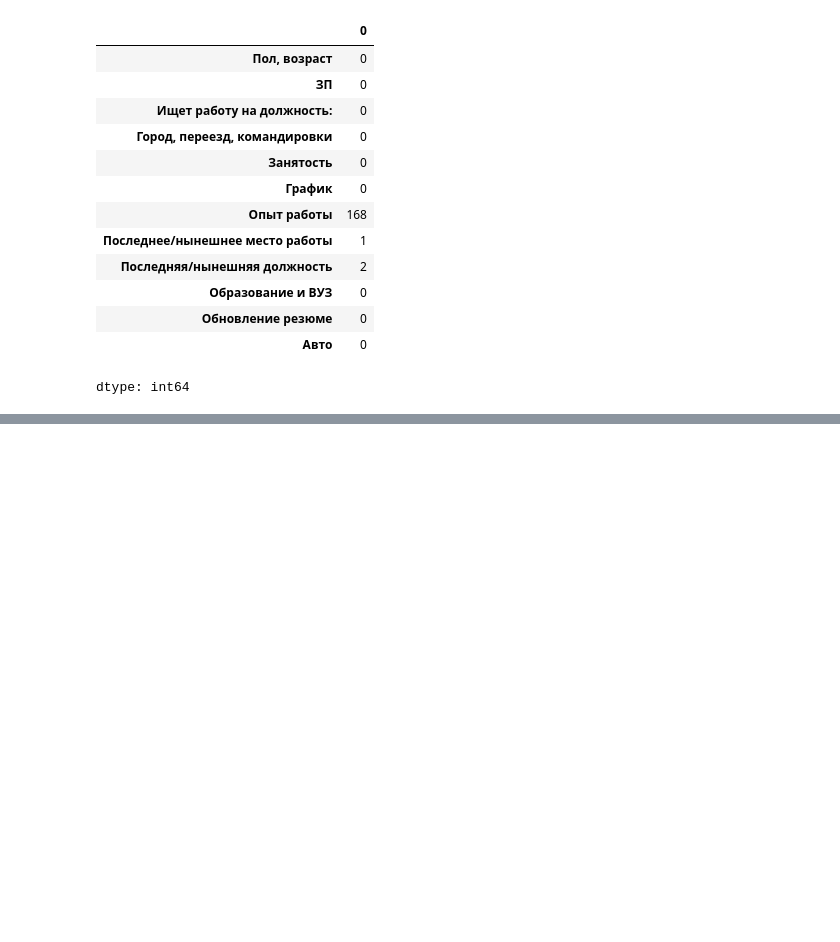
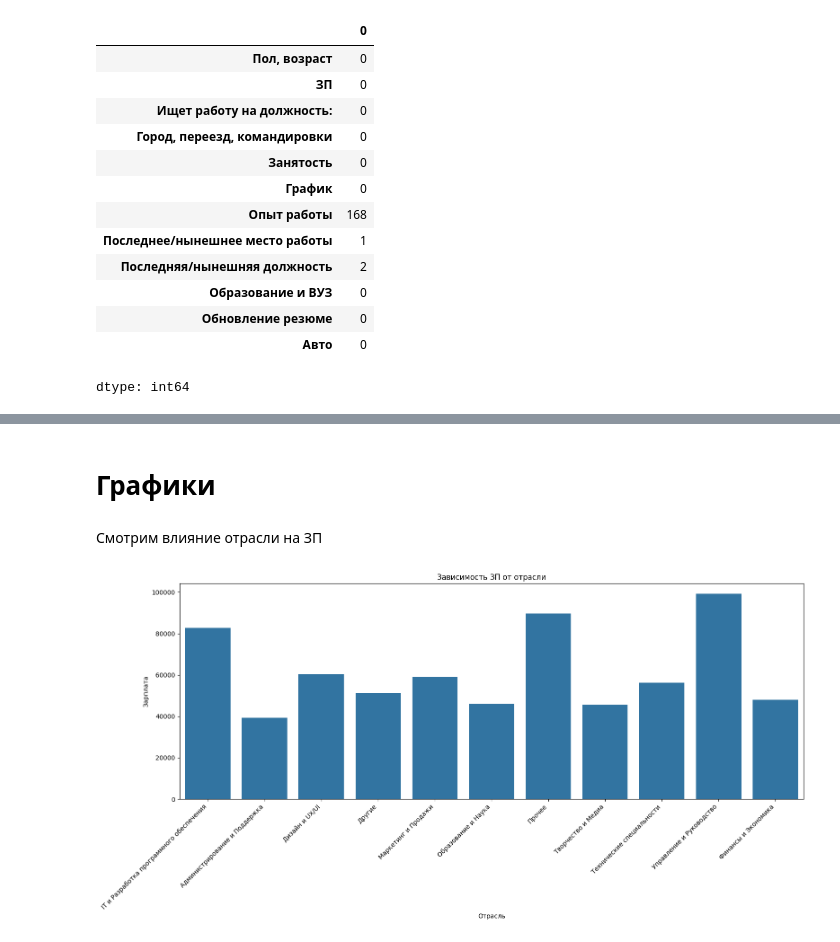
Before and after one commit to mrJimed/hh_dataset, a Jupyter notebook: hh_dataset.ipynb, the cells around one changed output, grey strips where cells are left out. Drawn from its saved outputs; the diff is of its cells as text; code cells hidden in the pictures; blank space fills up the shorter version.

```diff
--- a/hh_dataset.ipynb
+++ b/hh_dataset.ipynb
@@ -133,3 +57,0 @@ df[bsmt_num_cols] = df[bsmt_num_cols].fillna('0.0')
-# %%
-bsmt_str_cols =  ['Последняя/нынешняя должность', 'Последнее/нынешнее место работы']
-df[bsmt_str_cols] = df[bsmt_str_cols].fillna('Не указано')
@@ -486,0 +58,2 @@ for industry in industries:
+# %%
+df.dropna(inplace=True)
@@ -486,0 +276,13 @@ for industry in industries:
+# %%
+def categorize_profession(profession):
+    profession_lower = profession.lower()
+    for category, keywords in categories.items():
+        if any(keyword in profession_lower for keyword in keywords):
+            return category
+    return "Прочее"
+
+
+if df.columns.__contains__('Ищет работу на должность:'):
+  df['Отрасль'] = df['Ищет работу на должность:'].apply(categorize_profession)
+  df = pd.get_dummies(df, columns=['Отрасль'], prefix='Отрасль')
+  df = df.drop(columns=['Ищет работу на должность:'])
@@ -486,0 +301,6 @@ for industry in industries:
+# %%
+import pandas as pd
+for col in df.columns:
+    if not pd.api.types.is_numeric_dtype(df[col]):
+      print(f'Удаляем: {col}')
+      df = df.drop(columns=[col])
@@ -486,0 +356,25 @@ for industry in industries:
+# %% [markdown]
+# Графики
+# %% [markdown]
+Смотрим влияние отрасли на ЗП
+# %%
+import matplotlib.pyplot as plt
+import seaborn as sns
+import pandas as pd
+import numpy as np
+
+industry_salary = df.groupby(df.columns[df.columns.str.startswith('Отрасль_')].tolist())['ЗП'].mean().reset_index()
+industry_salary_melted = pd.melt(industry_salary, id_vars=['ЗП'], var_name='Отрасль', value_name='Value')
+industry_salary_melted = industry_salary_melted[industry_salary_melted['Value'] == 1]
+industry_salary_melted['Отрасль'] = industry_salary_melted['Отрасль'].str.replace('Отрасль_', '')
+
+plt.figure(figsize=(16, 8))
+sns.barplot(x='Отрасль', y='ЗП', data=industry_salary_melted)
+plt.xticks(rotation=45, ha='right')
+plt.title('Зависимость ЗП от отрасли')
+plt.xlabel('Отрасль')
+plt.ylabel('Зарплата')
+plt.tight_layout()
+plt.show()
+# %% [output]
+[figure, added]
```
Also changed, not shown: parts of 66 cells of this notebook.
